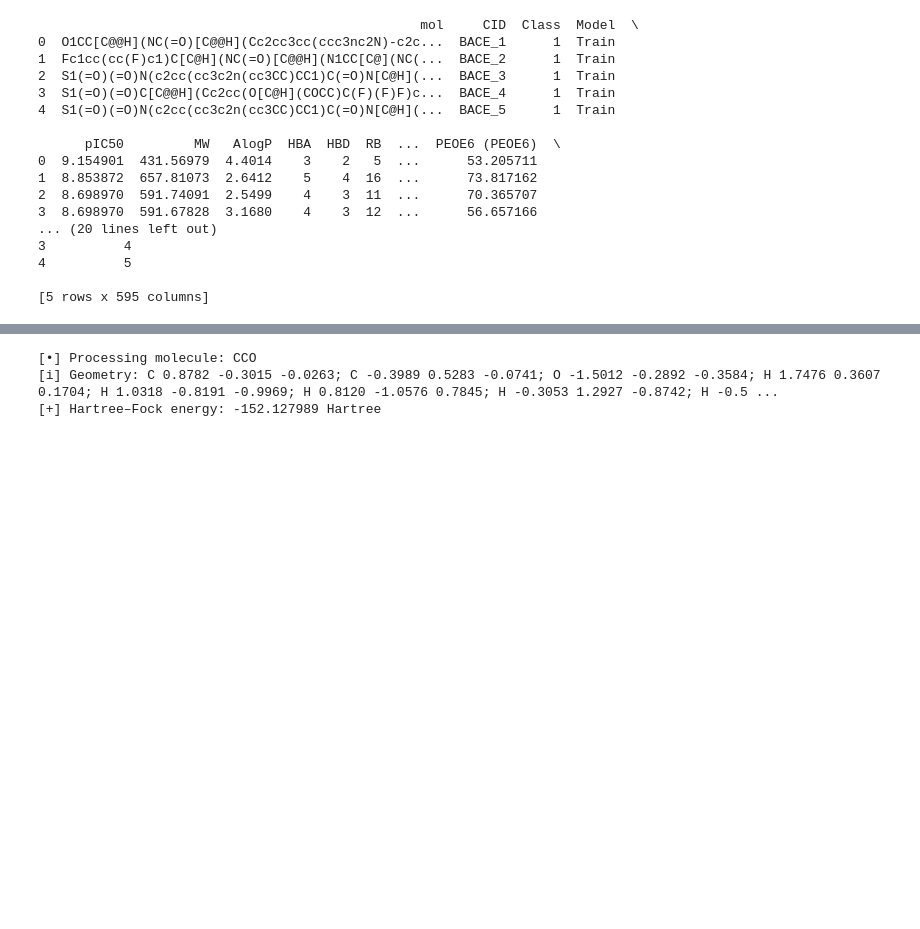
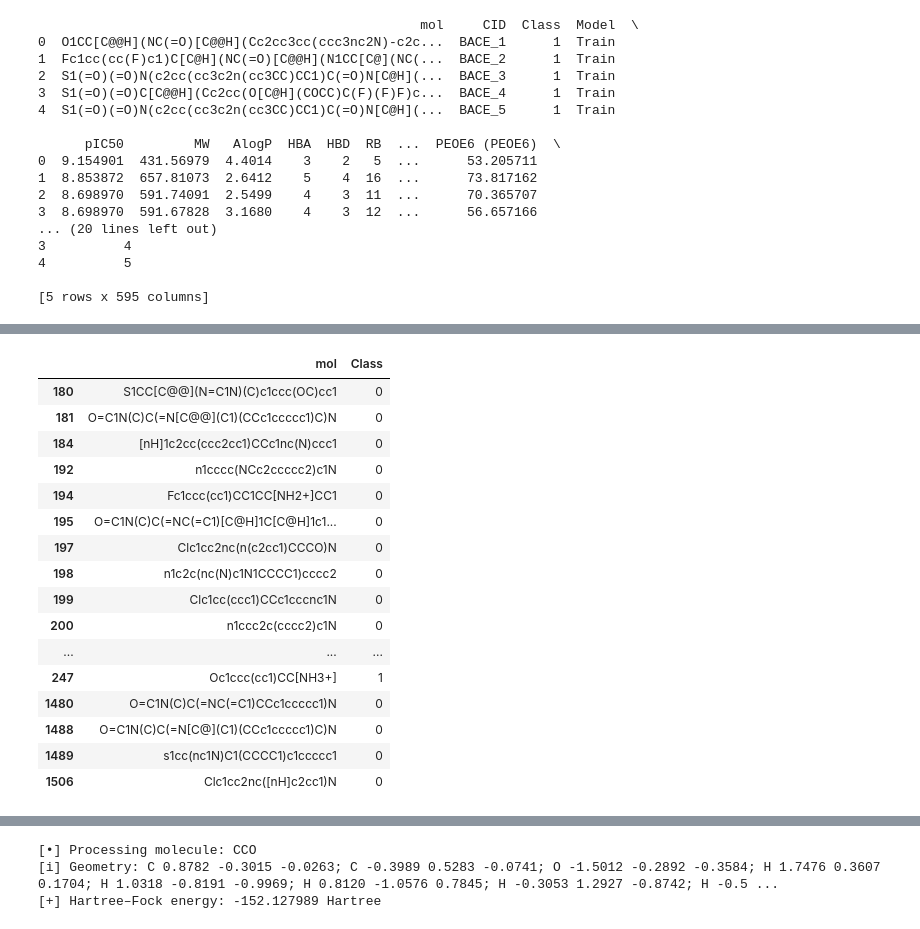
Before and after one commit to TastelessCandyzzz/Quantum_Chem_Hackathon, a Jupyter notebook: QC_Hackathon.ipynb, the cells around one changed output, grey strips where cells are left out. Cells and saved outputs as stored; diff of their text form; code cells hidden in the pictures; blank space fills up the shorter version.

```diff
--- a/QC_Hackathon.ipynb
+++ b/QC_Hackathon.ipynb
@@ -63 +92,25 @@ df
+# %%
+df_train=pd.DataFrame(df_train,columns=["mol","Class"])
+df_test=pd.DataFrame(df_test,columns=["mol","Class"])
+df_val=pd.DataFrame(df_val,columns=["mol","Class"])
+df_1=pd.DataFrame(df_1,columns=["mol","Class"])
+df_1
+# %% [output]
+|  | mol | Class |
+| 180 | S1CC[C@@](N=C1N)(C)c1ccc(OC)cc1 | 0 |
+| 181 | O=C1N(C)C(=N[C@@](C1)(CCc1ccccc1)C)N | 0 |
+| 184 | [nH]1c2cc(ccc2cc1)CCc1nc(N)ccc1 | 0 |
+| 192 | n1cccc(NCc2ccccc2)c1N | 0 |
+| 194 | Fc1ccc(cc1)CC1CC[NH2+]CC1 | 0 |
+| 195 | O=C1N(C)C(=NC(=C1)[C@H]1C[C@H]1c1... | 0 |
+| 197 | Clc1cc2nc(n(c2cc1)CCCO)N | 0 |
+| 198 | n1c2c(nc(N)c1N1CCCC1)cccc2 | 0 |
+| 199 | Clc1cc(ccc1)CCc1cccnc1N | 0 |
+| 200 | n1ccc2c(cccc2)c1N | 0 |
+| ... | ... | ... |
+| 247 | Oc1ccc(cc1)CC[NH3+] | 1 |
+| 1480 | O=C1N(C)C(=NC(=C1)CCc1ccccc1)N | 0 |
+| 1488 | O=C1N(C)C(=N[C@](C1)(CCc1ccccc1)C)N | 0 |
+| 1489 | s1cc(nc1N)C1(CCCC1)c1ccccc1 | 0 |
+| 1506 | Clc1cc2nc([nH]c2cc1)N | 0 |
 # %%
```
Also changed, not shown: parts of 12 cells of this notebook.
